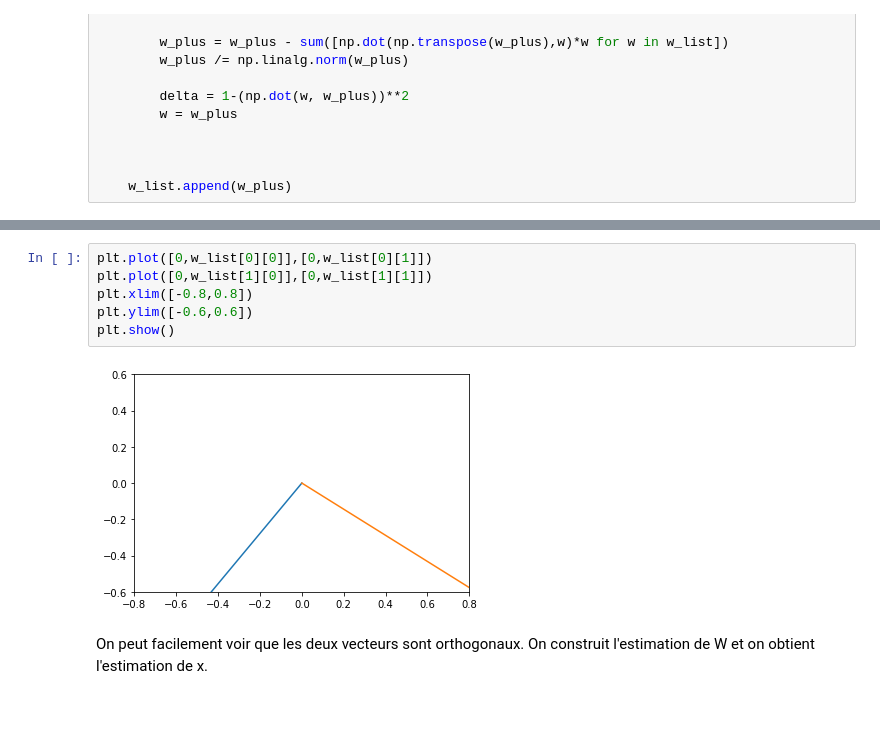
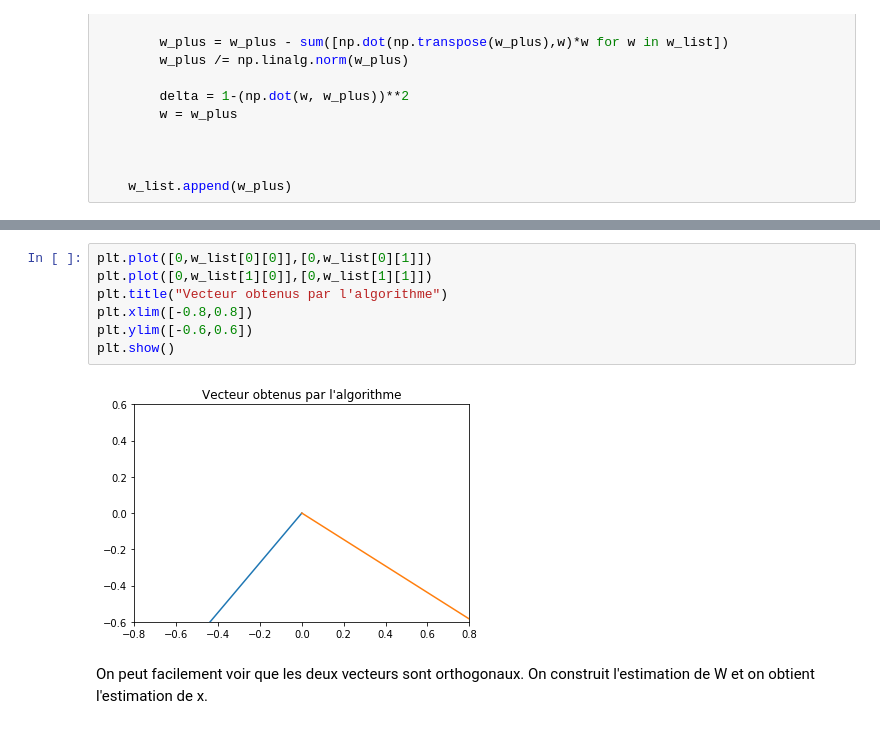
Before and after one commit to gonzaq94/Blind-source-separation, a Jupyter notebook: TP Séparation aveugle de sources - Quintana et Agudelo.ipynb, the cells around one changed output, grey strips where cells are left out. Saved outputs shown, nothing was run; the diff lists cells and outputs as text.

```diff
--- a/TP Séparation aveugle de sources - Quintana et Agudelo.ipynb
+++ b/TP Séparation aveugle de sources - Quintana et Agudelo.ipynb
@@ -350,11 +454,12 @@ w_list
 # %%
 plt.plot([0,w_list[0][0]],[0,w_list[0][1]])
 plt.plot([0,w_list[1][0]],[0,w_list[1][1]])
+plt.title("Vecteur obtenus par l'algorithme")
 plt.xlim([-0.8,0.8])
 plt.ylim([-0.6,0.6])
 plt.show()
 # %% [output]
-[figure, old version]
+[figure, new version]
 # %% [markdown]
 On peut facilement voir que les deux vecteurs sont orthogonaux. On construit l'estimation de W et on obtient l'estimation de x.
 # %%
```
Also changed, not shown: parts of 34 cells of this notebook.
